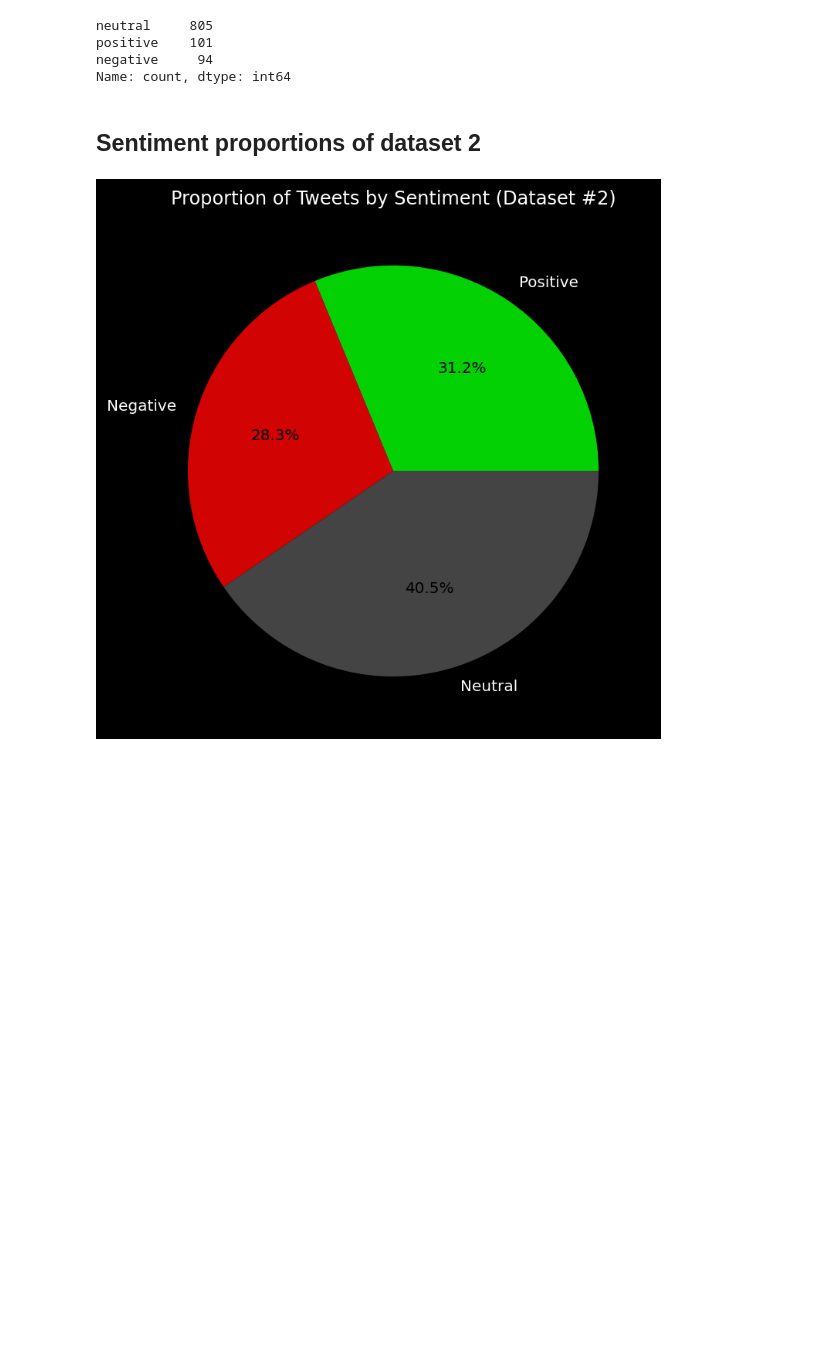
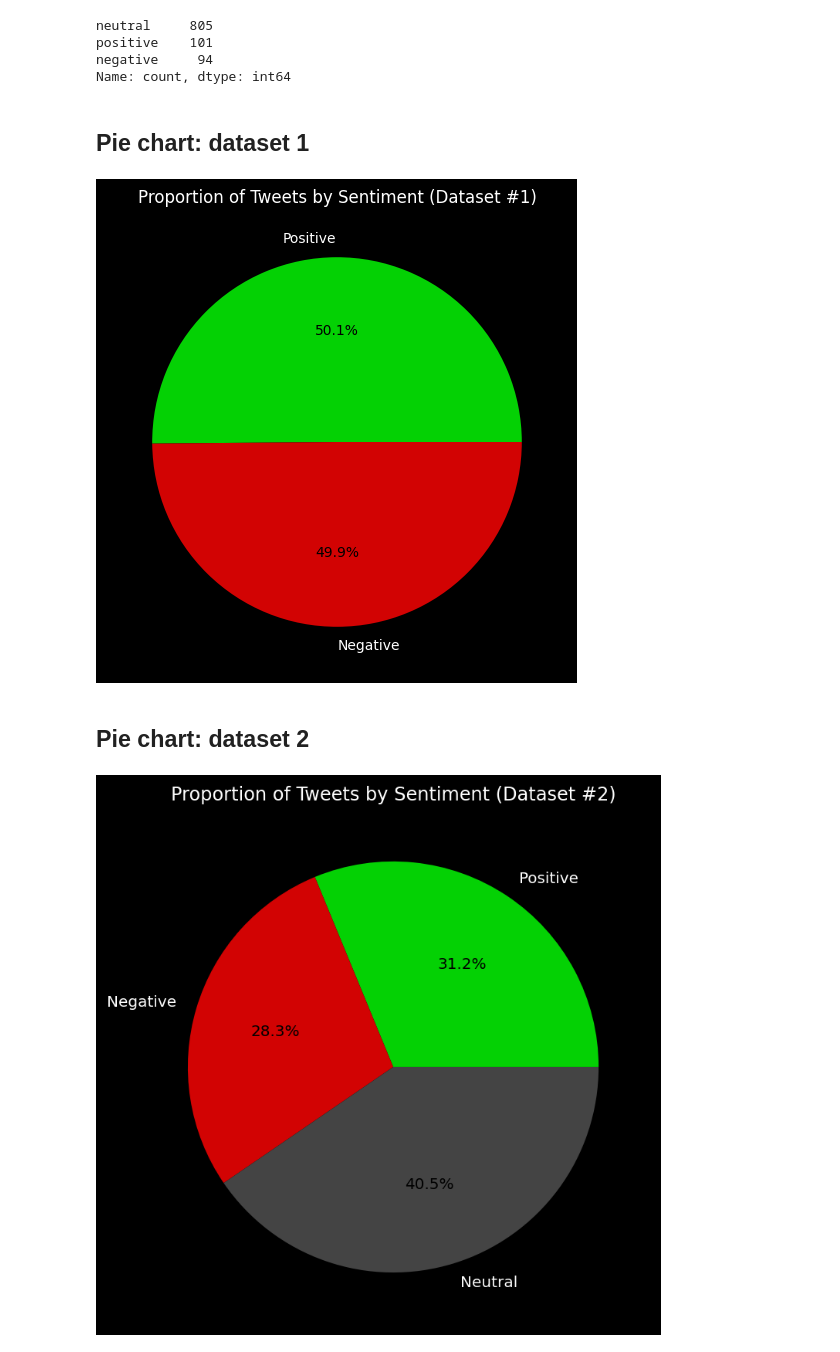
Before and after one commit to brayvid/sentiment-classifier, a Jupyter notebook: tweet_sentiment_classifier.ipynb, the cells around one changed output. Cells and saved outputs as stored; diff of their text form; code cells hidden in the pictures; blank space fills up the shorter version.

```diff
--- a/tweet_sentiment_classifier.ipynb
+++ b/tweet_sentiment_classifier.ipynb
@@ -656,8 +758,36 @@ neutral     805
 positive    101
 negative     94
 Name: count, dtype: int64
+# %% [markdown]
+## Pie chart: dataset 1
+# %%
+# Pie chart - proportions of sentiment
+used_percent = []
+cats = [4,0]
+for x in cats:
+  used_percent.append(100*len(df_sample[df_sample['sentiment'] == x])/len(df_sample))
+plt.style.use("dark_background")
+plt.figure(figsize=(6,6))
+
+def func(pct):
+    return f"{pct:.1f}%"
+
+label_colors_2 = {
+    'positive': '#04d104',
+    'negative': '#d20303'
+}
+
+# https://stackoverflow.com/questions/27898830/python-how-to-change-autopct-text-color-to-be-white-in-a-pie-chart
+_, _, autotexts = plt.pie(labels=['Positive','Negative'],x=used_percent, autopct=func, colors=label_colors_2.values())
+for autotext in autotexts:
+    autotext.set_color('black')
+
+plt.title('Proportion of Tweets by Sentiment (Dataset #1)')
+plt.show()
+# %% [output]
+[figure, added]
 # %% [markdown]
-## Sentiment proportions of dataset 2
+## Pie chart: dataset 2
 # %%
 # Pie chart - proportions of sentiment
 used_percent = []
```
Also changed, not shown: parts of 19 cells of this notebook.
